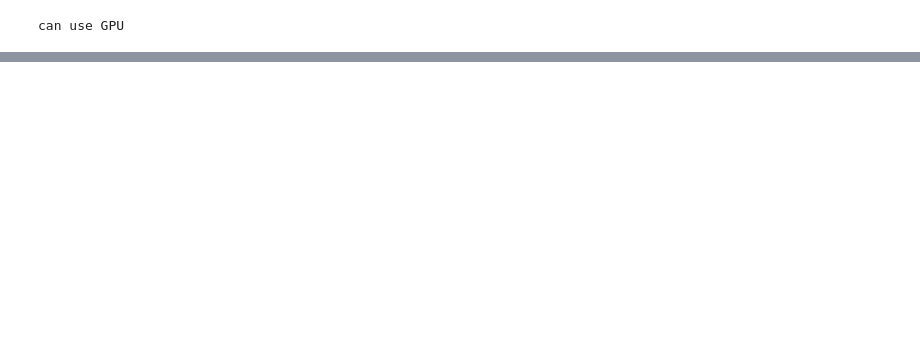
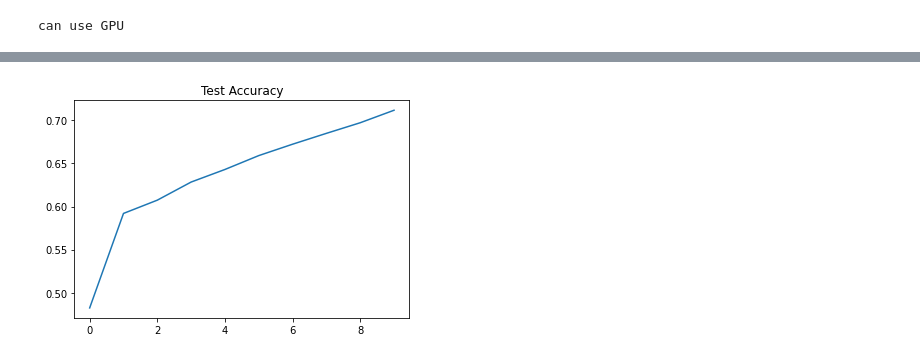
Before and after one commit to Kchanghun/Deeplearning_Basic, a Jupyter notebook: Torch/optimizaing_model.ipynb, the cells around one changed output, grey strips where cells are left out. Cells and saved outputs as stored; diff of their text form; code cells hidden in the pictures; blank space fills up the shorter version.

```diff
--- a/Torch/optimizaing_model.ipynb
+++ b/Torch/optimizaing_model.ipynb
@@ -130,3 +160,9 @@ Done
+# %%
+plt.title('Test Accuracy')
+plt.plot(CPU_test_acc,'-')
+plt.show()
+# %% [output]
+[figure, added]
 # %%
 loss_fn = nn.CrossEntropyLoss()
 optimizer = torch.optim.SGD(mps_model.parameters(), lr=learning_rate)
```
Also changed, not shown: parts of 8 cells of this notebook.
